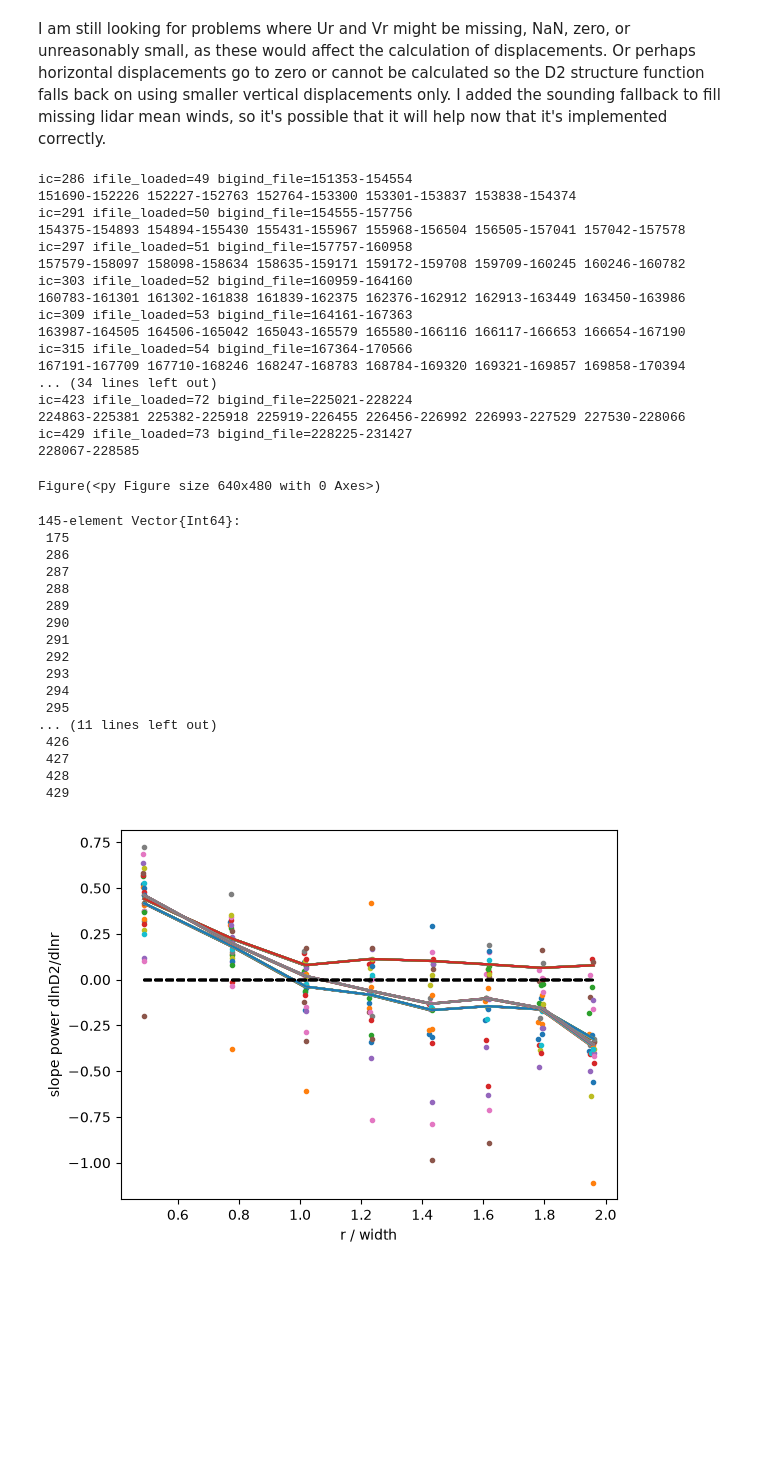
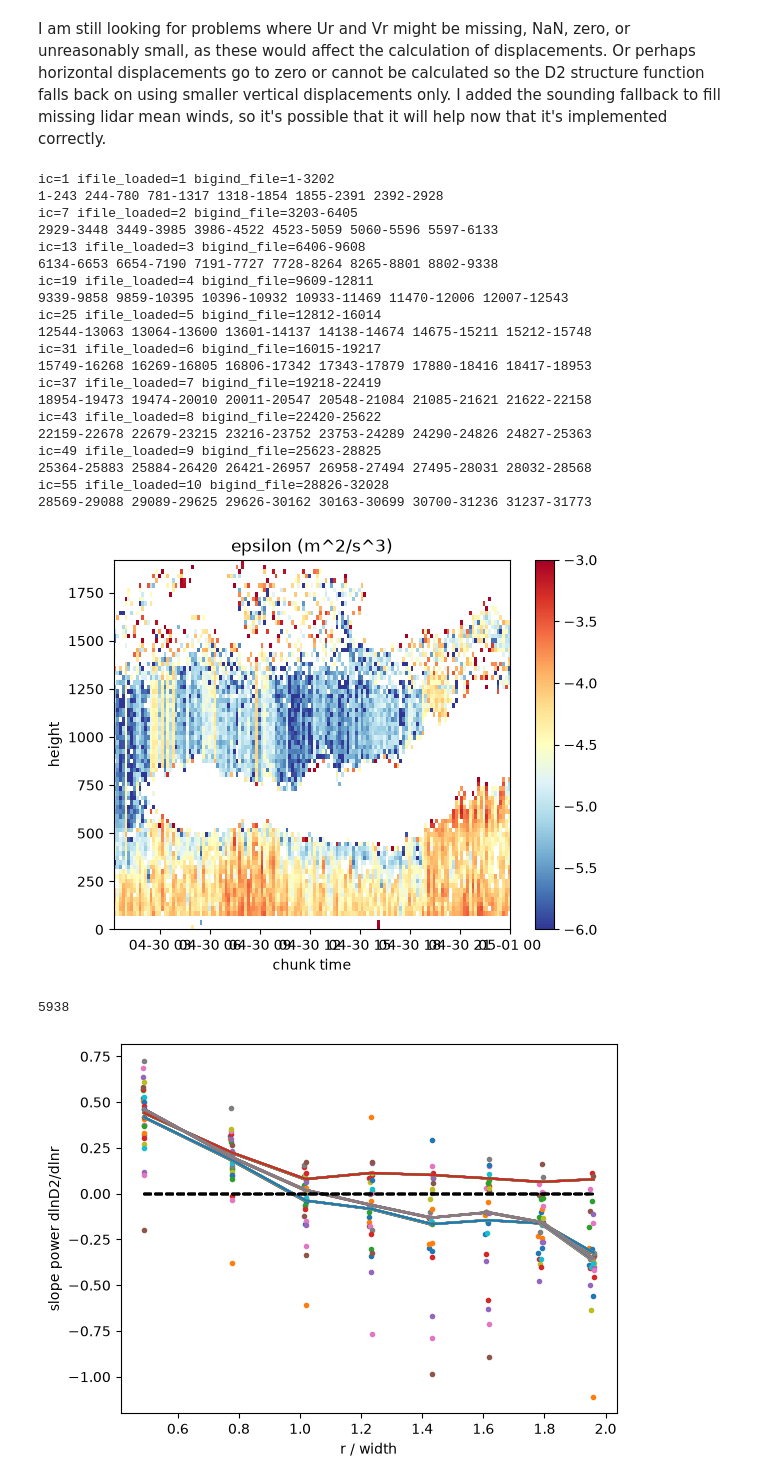
Before and after one commit to deszoeke/lidar, a Jupyter notebook: ASTRAL2024/lidar_turbulence_production.ipynb, the cells around one changed output. Saved outputs shown, nothing was run; the diff lists cells and outputs as text; code cells hidden in the pictures; blank space fills up the shorter version.

```diff
--- a/ASTRAL2024/lidar_turbulence_production.ipynb
+++ b/ASTRAL2024/lidar_turbulence_production.ipynb
@@ -2276,7 +2275,7 @@ PLOT_STRUCTURE_FN = false
 clf()
 
 if false | true
-# periodic buffer for data
+# periodic buffer for data within chunks
 nx = 4000
 nz = 80
 nbinmax = 100 # risk of overrunning the buffer
@@ -2305,9 +2304,10 @@ end
 
 ifile_loaded = 0
 
+# for ic in findall(t-> DateTime(2024,4,30) <= t < DateTime(2024,5,1), dtime_st)
+
 # loop all chunk time indices, record missing for no Vn data
-for ic in findall(t-> DateTime(2024,4,30) <= t < DateTime(2024,5,1), dtime_st)
-# for ic in eachindex(dtime_st)[213:285]
+for ic in eachindex(dtime_st) #[213:285]
 
     ist = ists[ic]
     ien = iens[ic]
@@ -2464,56 +2464,44 @@ gcf()
 # TLS shows slight improvement in troublesome cases
 # need to update prod run with TLS
 # %% [output]
-ic=286 ifile_loaded=49 bigind_file=151353-154554
-151690-152226 152227-152763 152764-153300 153301-153837 153838-154374
-ic=291 ifile_loaded=50 bigind_file=154555-157756
-154375-154893 154894-155430 155431-155967 155968-156504 156505-157041 157042-157578
-ic=297 ifile_loaded=51 bigind_file=157757-160958
-157579-158097 158098-158634 158635-159171 159172-159708 159709-160245 160246-160782
-ic=303 ifile_loaded=52 bigind_file=160959-164160
-160783-161301 161302-161838 161839-162375 162376-162912 162913-163449 163450-163986
-ic=309 ifile_loaded=53 bigind_file=164161-167363
-163987-164505 164506-165042 165043-165579 165580-166116 166117-166653 166654-167190
-ic=315 ifile_loaded=54 bigind_file=167364-170566
-167191-167709 167710-168246 168247-168783 168784-169320 169321-169857 169858-170394
-... (34 lines left out)
-ic=423 ifile_loaded=72 bigind_file=225021-228224
-224863-225381 225382-225918 225919-226455 226456-226992 226993-227529 227530-228066
-ic=429 ifile_loaded=73 bigind_file=228225-231427
-228067-228585
+ic=1 ifile_loaded=1 bigind_file=1-3202
+1-243 244-780 781-1317 1318-1854 1855-2391 2392-2928
+ic=7 ifile_loaded=2 bigind_file=3203-6405
+2929-3448 3449-3985 3986-4522 4523-5059 5060-5596 5597-6133
+ic=13 ifile_loaded=3 bigind_file=6406-9608
+6134-6653 6654-7190 7191-7727 7728-8264 8265-8801 8802-9338
+ic=19 ifile_loaded=4 bigind_file=9609-12811
+9339-9858 9859-10395 10396-10932 10933-11469 11470-12006 12007-12543
+ic=25 ifile_loaded=5 bigind_file=12812-16014
+12544-13063 13064-13600 13601-14137 14138-14674 14675-15211 15212-15748
+ic=31 ifile_loaded=6 bigind_file=16015-19217
+15749-16268 16269-16805 16806-17342 17343-17879 17880-18416 18417-18953
+ic=37 ifile_loaded=7 bigind_file=19218-22419
+18954-19473 19474-20010 20011-20547 20548-21084 21085-21621 21622-22158
+ic=43 ifile_loaded=8 bigind_file=22420-25622
+22159-22678 22679-23215 23216-23752 23753-24289 24290-24826 24827-25363
+ic=49 ifile_loaded=9 bigind_file=25623-28825
+25364-25883 25884-26420 26421-26957 26958-27494 27495-28031 28032-28568
+ic=55 ifile_loaded=10 bigind_file=28826-32028
+28569-29088 29089-29625 29626-30162 30163-30699 30700-31236 31237-31773
-Figure(<py Figure size 640x480 with 0 Axes>)
 # %%
 # plot epsilon
 function plot_epsilon(epsi, dtime_st, height)
     filt_eps(x) = x > 0 ? x : NaN
     it = findall(any(epsi.>0, dims=2)[:])
     pcolormesh(dtime_st[it[3:end]], height,
         log10.(filt_eps.(epsi[it[3:end],:]))';
         vmin=-6, vmax=-3,
         cmap=ColorMap("RdYlBu_r"), shading="auto", rasterized=true)
     colorbar()
     title("epsilon (m^2/s^3)");
     xlabel("chunk time"); ylabel("height")
 end
 plot_epsilon(epsi, dtime_st, height)
+length(dtime_st)
 # %% [output]
+[figure, added]
-145-element Vector{Int64}:
- 175
- 286
- 287
- 288
- 289
- 290
- 291
- 292
- 293
- 294
- 295
-... (11 lines left out)
- 426
- 427
- 428
- 429
+5938
 # %%
 # examine structure functions
 # D2bin, rhobin
```
Also changed, not shown: parts of 2 cells of this notebook.
